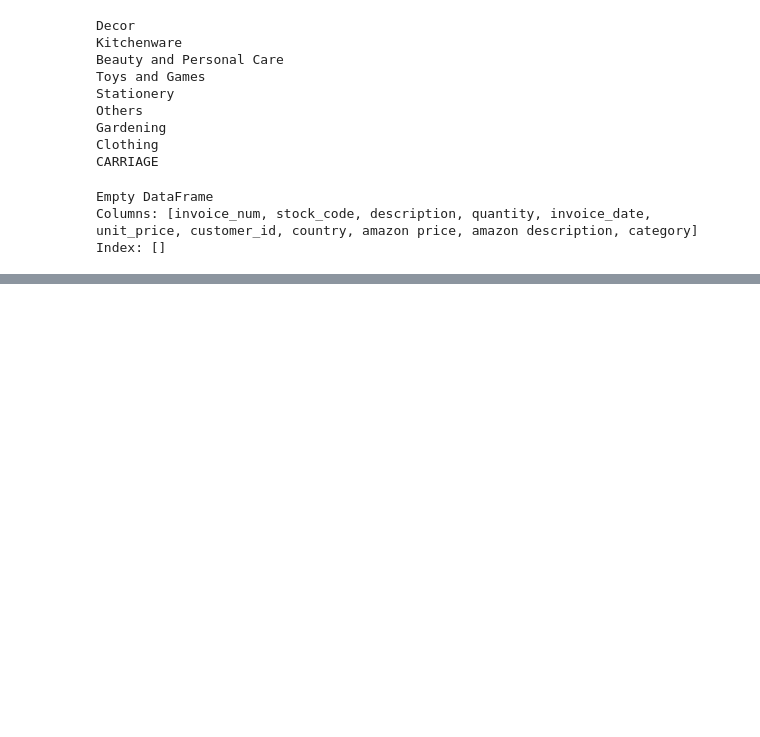
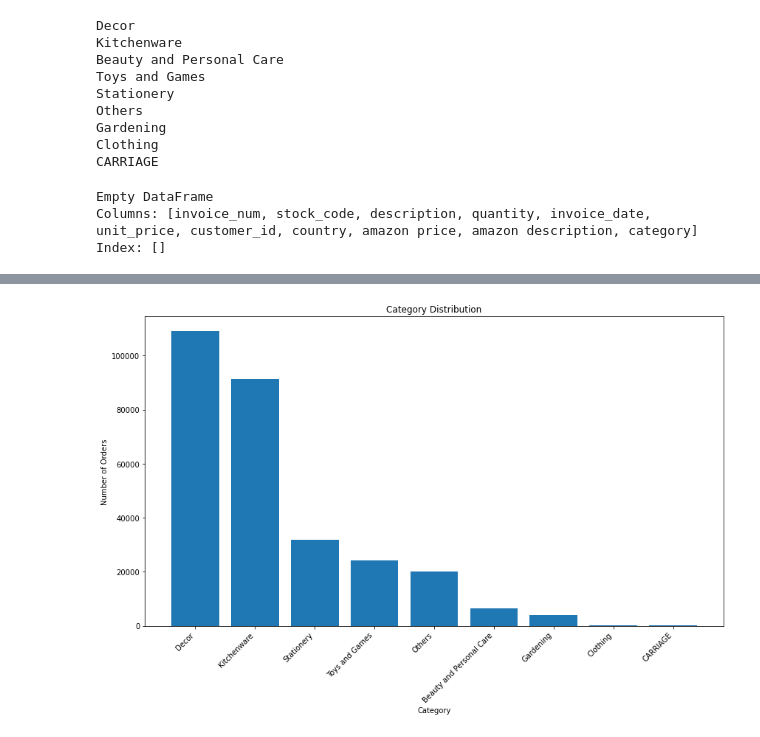
Before and after one commit to Ivan-Curmi/FinalProject, a Jupyter notebook: final_project_test_fabien.ipynb, the cells around one changed output, grey strips where cells are left out. Drawn from its saved outputs; the diff is of its cells as text; code cells hidden in the pictures; blank space fills up the shorter version.

```diff
--- a/final_project_test_fabien.ipynb
+++ b/final_project_test_fabien.ipynb
@@ -798,0 +767,2 @@ data_new
+# %%
+data_new = data_new.drop('comparison_y', axis =1)
@@ -818,3 +804,7 @@ print(uncategorized_items)
 Empty DataFrame
 Columns: [invoice_num, stock_code, description, quantity, invoice_date, unit_price, customer_id, country, amazon price, amazon description, category]
 Index: []
+# %%
+category_sums = data_new.groupby('category')[['unit_price', 'amazon price']].sum()
+
+category_sums['comparison'] = category_sums['unit_price'] > category_sums['amazon price']
@@ -820,0 +825,2 @@ Index: []
+# %%
+data_new = pd.merge(data_new, category_sums['comparison'], on='category', how='left')
@@ -820,0 +843,22 @@ Index: []
+# %%
+data_new = data_new.ren
+# %%
+import pandas as pd
+import matplotlib.pyplot as plt
+
+# Count the occurrences of each category
+category_counts = data_new['category'].value_counts()
+
+# Create a bar plot
+plt.figure(figsize=(12, 8))
+plt.bar(category_counts.index, category_counts.values)
+plt.xlabel("Category")
+plt.ylabel("Number of Orders")
+plt.title("Category Distribution")
+plt.xticks(rotation=45, ha='right')
+plt.tight_layout()
+
+# Display the plot
+plt.show()
+# %% [output]
+[figure, added]
```
Also changed, not shown: parts of 15 cells of this notebook.
